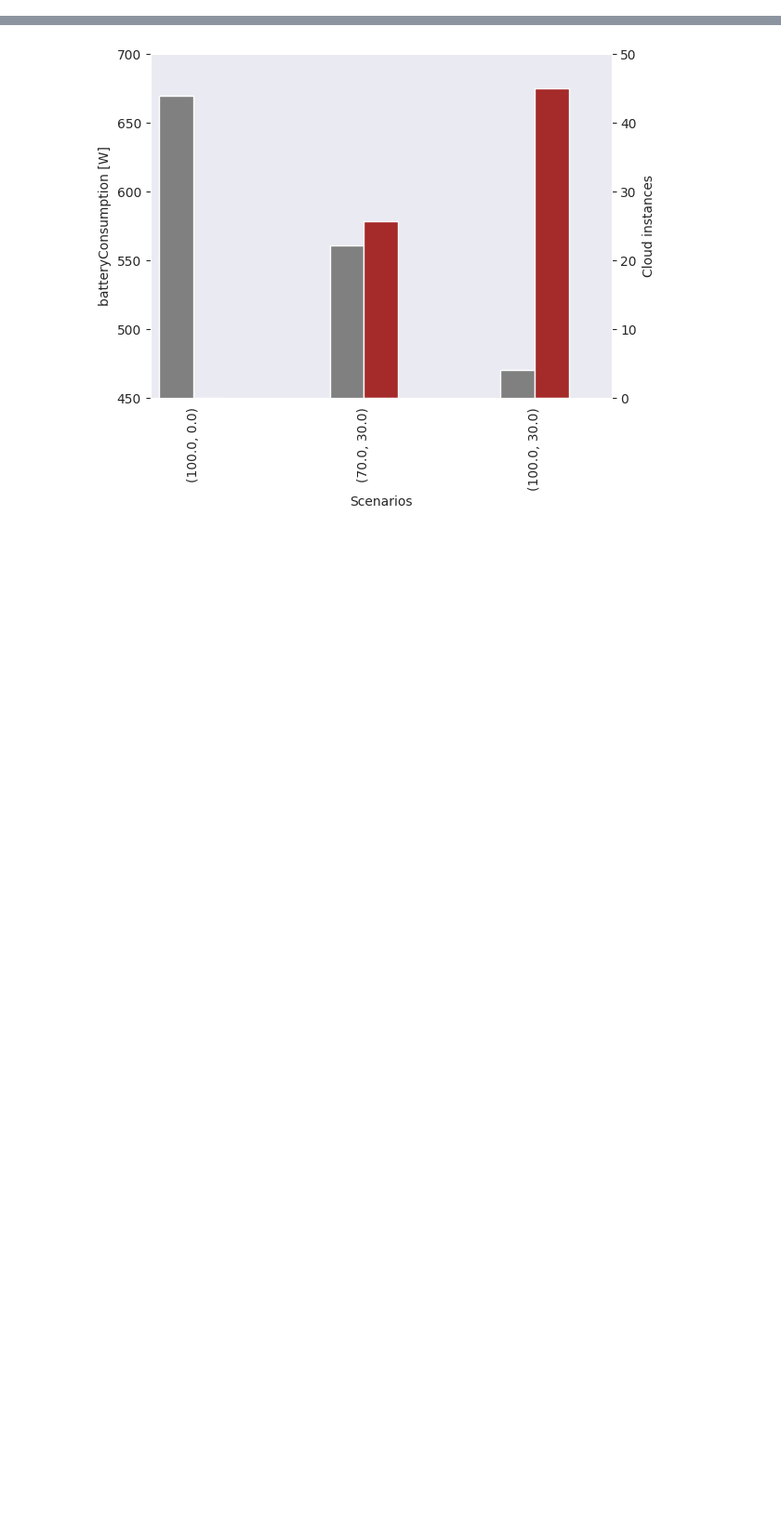
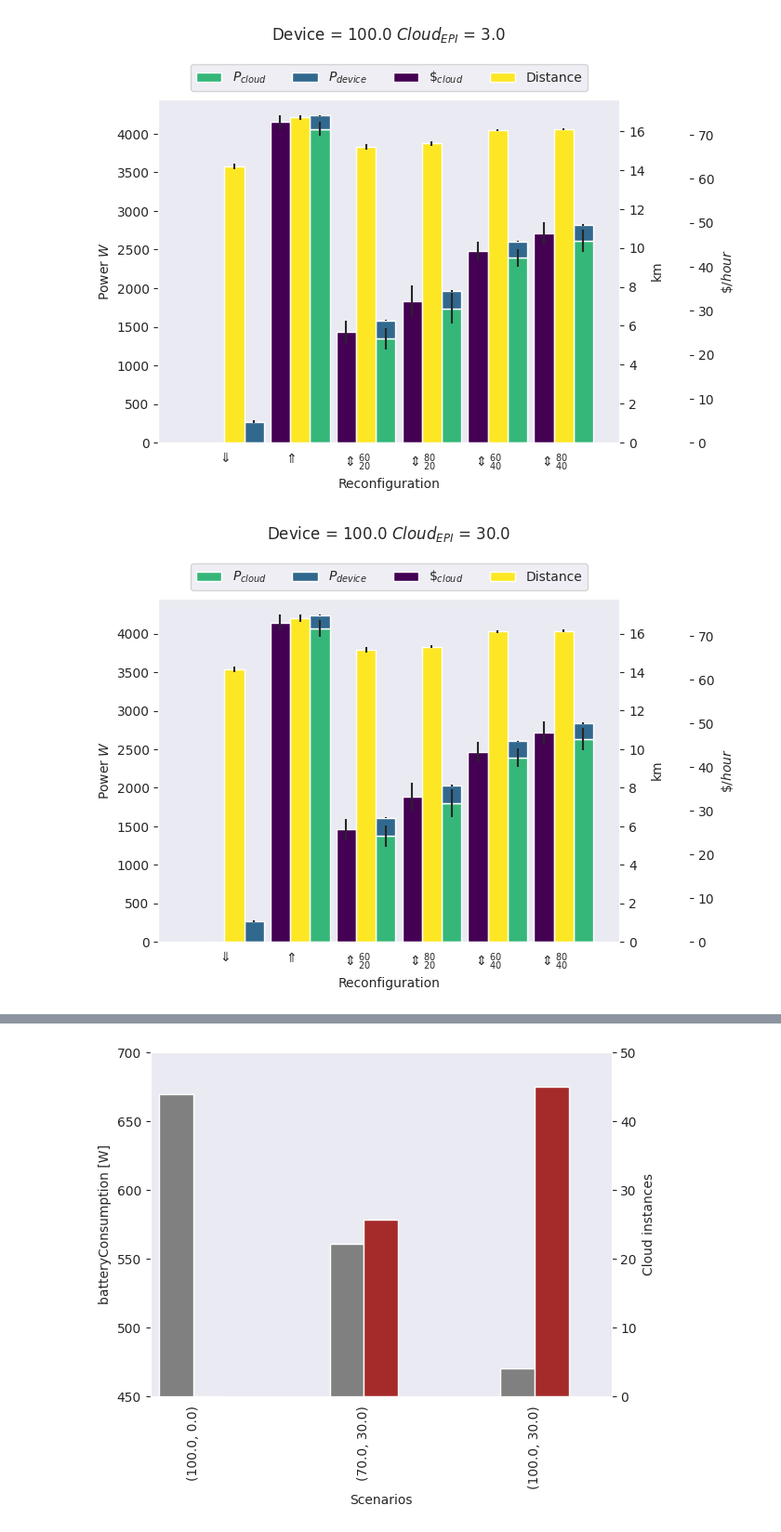
Before and after one commit to nicolasfara/pulvreakt-reconfiguration-evaluation, a Jupyter notebook: data-visualization/Data Visualization.ipynb, the cells around one changed output, grey strips where cells are left out. Shown: that part at 93% size. Drawn from its saved outputs; the diff is of its cells as text; code cells hidden in the pictures; blank space fills up the shorter version.

```diff
--- a/data-visualization/Data Visualization.ipynb
+++ b/data-visualization/Data Visualization.ipynb
@@ -121,3 +121,11 @@ else:
 for experiment in experiments:
     current_experiment_means = means[experiment]
     current_experiment_errors = stdevs[experiment]
+# %%
+chart_data = current_experiment_means[
+    { 'batteryConsumption[sum]', 'cloudConsumption[sum]', 'instances', 'distance[mean]' }
+].mean(dim = { 'battery_discharge_time', 'epi_ratio', 'time' }, skipna = True)
+chart_errors = current_experiment_errors[
+    { 'batteryConsumption[sum]', 'cloudConsumption[sum]', 'instances', 'distance[mean]' }
+].mean(dim = { 'battery_discharge_time', 'epi_ratio', 'time' }, skipna = True)
+chart_data
@@ -123,0 +160,70 @@ for experiment in experiments:
+# %%
+cloud_epi_values = chart_data['cloud_epi'].values
+device_count_values = chart_data['device_count'].values
+
+aws_cloud_cost = 3.5 # $/h
+
+def to_latex_label(labels):
+    regex = r"^\[(?P<low>\d+), (?P<high>\d+)\]$"
+    out = []
+    for scenario in labels:
+        result = re.findall(regex, scenario)
+        for low, high in result:
+            if high == '101' and low == '101':
+                out.append(r'$\Uparrow$')
+            elif low == '0':
+                out.append(r'$\Downarrow$')
+            else:
+                out.append('$\\Updownarrow_{' + low + '}^{' + high + '}$')
+    return out
+
+
+
+from itertools import product
+
+for comb in product(device_count_values, cloud_epi_values):
+    raw_data = chart_data.sel({'device_count': comb[0], 'cloud_epi': comb[1]})
+    raw_errors = chart_errors.sel({'device_count': comb[0], 'cloud_epi': comb[1]})
+
+    chart_with_cost = raw_data.assign(cloud_cost=lambda x: x.instances * aws_cloud_cost)
+    errors_with_cost = raw_errors.assign(cloud_cost=lambda x: x.instances * aws_cloud_cost)
+    chart_with_cost = chart_with_cost.drop_vars('instances')
+    errors_with_cost = errors_with_cost.drop_vars('instances')
+    chart_pd = chart_with_cost.to_dataframe()
+    errors_pd = errors_with_cost.to_dataframe()
+
+
+    fig = plt.figure()
+    ax = fig.add_subplot(1, 1, 1)
+    cost_x = ax.twinx()
+    cost_x.spines.right.set_position(("axes", 1.15))
+    distance_x = ax.twinx()
+
+    scenarios = to_latex_label(chart_with_cost['balance'].to_numpy())
+
+    width = 0.3
+
+    chart_pd[['cloudConsumption[sum]', 'batteryConsumption[sum]']].plot.bar(ax=ax, yerr=errors_pd[['cloudConsumption[sum]', 'batteryConsumption[sum]']], color=['#35b779', '#31688e'], width=width, position=-1, stacked=True, label={'cloudConsumption[sum]': 'tt', 'rr': 're'})
+    chart_pd['distance[mean]'].plot.bar(ax=distance_x, yerr=errors_pd['distance[mean]'], color='#fde725', width=width, position=0, stacked=True, label='Distance')
+    chart_pd['cloud_cost'].plot.bar(ax=cost_x, yerr=errors_pd['cloud_cost'], color='#440154', width=width, position=1, stacked=True, label=r'$\$_{cloud}$')
+
+    plt.title(f'Device = {comb[0]} $Cloud_{{EPI}}$ = {comb[1]}', loc='center', y=1.15)
+    ax.set_xlabel('Reconfiguration')
+    ax.set_ylabel('Power $W$')
+    cost_x.set_ylabel(r'$\$ / hour$')
+    distance_x.set_ylabel('km')
+
+    lines, _ = ax.get_legend_handles_labels()
+    lines2, labels2 = cost_x.get_legend_handles_labels()
+    lines3, labels3 = distance_x.get_legend_handles_labels()
+    ax.legend().remove()
+    cost_x.legend().remove()
+    distance_x.legend(lines + lines2 + lines3, [r'$P_{cloud}$', r'$P_{device}$'] + labels2 + labels3, loc='upper center', ncol=4, bbox_to_anchor=(0.5, 1.12))
+
+    ax.set_xticks(ax.get_xticks())
+    ax.set_xticklabels(scenarios, rotation='horizontal')
+    ax.set_ylim(0, None)
+    ax.set_xlim(-1, 6)
+# %% [output]
+[figure, added]
+[figure, added]
```
Also changed, not shown: parts of 10 cells of this notebook.
